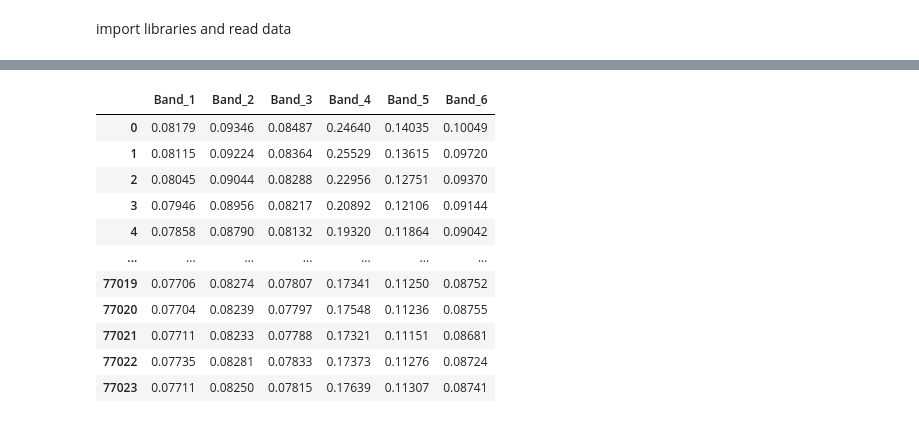
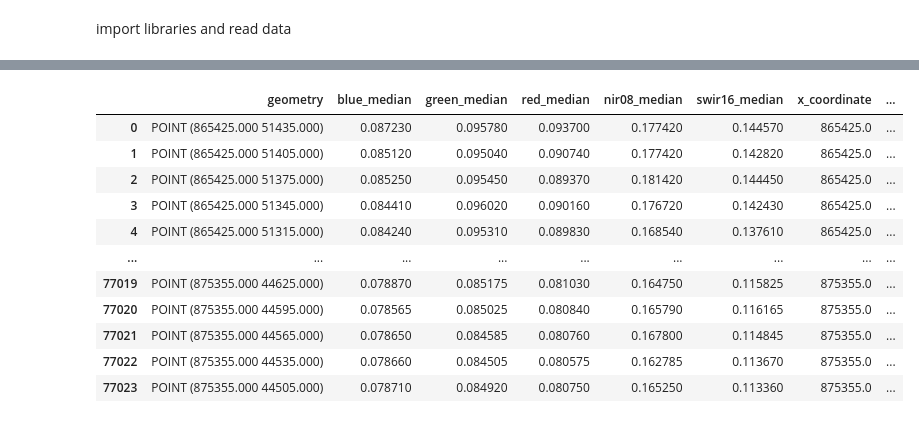
Before and after one commit to ftimcke/LULC-classification, a Jupyter notebook: process_landsat_test.ipynb, the cells around one changed output, grey strips where cells are left out. Saved outputs shown, nothing was run; the diff lists cells and outputs as text; code cells hidden in the pictures.

Commit message:
reads composite tif now not scoll pickle adds coordinates to df clusters composite with KMeans

```diff
--- a/process_landsat_test.ipynb
+++ b/process_landsat_test.ipynb
@@ -38,51 +27,38 @@ f_scenes = scoll.plot(['red', 'green', 'blue'])
+# %%
+fpath_raster = Path('S:\MSc_23_TimckeFinn\data\EOdal\landsat_median_composite_2022.tif')
+#read tiff from disk:
+composite_tif = RasterCollection.from_multi_band_raster(fpath_raster=fpath_raster)
 # %%
-# see which bands are available
-for scene_id, scene in scoll:
+# Reshape the raster data to have the shape (pixels, bands)
+raster_data = composite_tif.get_values()
 
-    print(scene)
+# Extract the first 6 bands
+selected_bands = raster_data[:, :, :]
 
-    # Reshape the raster data to have the shape (pixels, bands)
-    raster_data = scene.get_values()
+# Reshape the selected bands to have the shape (pixels, bands)
+bands, rows, columns = selected_bands.shape
+reshaped_data = selected_bands.reshape((bands, rows * columns)).T
 
-    # Extract the first 6 bands
-    selected_bands = raster_data[:, :, :]
+# Create a DataFrame from the reshaped data
+df = composite_tif.to_dataframe()
 
-    # Reshape the selected bands to have the shape (pixels, bands)
-    bands, rows, columns = selected_bands.shape
-    reshaped_data = selected_bands.reshape((bands, rows * columns)).T
+# Extract x and y coordinates into new columns
+df['x_coordinate'] = df['geometry'].apply(lambda point: Point(point).x)
+df['y_coordinate'] = df['geometry'].apply(lambda point: Point(point).y)
 
-    # Create a DataFrame from the reshaped data
-    df = pd.DataFrame(reshaped_data, columns=[f'Band_{i+1}' for i in range(bands)])
+# Create a KMeans instance
+kmeans = KMeans(n_clusters=7, n_init=10, random_state=42)  # Set the desired number of clusters
 
-    # Print the DataFrame
-    print()
-    print("processed Data", raster_data.shape)
-    display(df)
+# Fit the KMeans model to the data
+kmeans.fit(reshaped_data)
 
-    # Create a KMeans instance
-    kmeans = KMeans(n_clusters=10)  # Set the desired number of clusters
+# Get the cluster labels
+labels = kmeans.labels_
+print(labels.shape)
 
-    # Fit the KMeans model to the data
-    kmeans.fit(reshaped_data)
+# Add the cluster labels to the DataFrame
+df['Cluster'] = labels
 
-    # Get the cluster labels
-    labels = kmeans.labels_
-    print(labels.shape)
-
-    # Add the cluster labels to the DataFrame
-    df['Cluster'] = labels
-
-    # Reshape the labels back to the original shape of raster_data
-    labels_reshaped = labels.reshape((rows, columns))
-    print(labels_reshaped.shape)
-
-    display(df)
-
-
-
-
-# Plot the labels using plt.imshow
-plt.imshow(labels_reshaped, cmap='tab10')  # Adjust the colormap as desired
-plt.colorbar()
-plt.show()
+#print("processed Data", raster_data.shape)
+display(df)
 # %% [output]
@@ -96,12 +66,12 @@ processed Data (6, 232, 332)
-|  | Band_1 | Band_2 | Band_3 | Band_4 | Band_5 | Band_6 |
-| 0 | 0.08179 | 0.09346 | 0.08487 | 0.24640 | 0.14035 | 0.10049 |
-| 1 | 0.08115 | 0.09224 | 0.08364 | 0.25529 | 0.13615 | 0.09720 |
-| 2 | 0.08045 | 0.09044 | 0.08288 | 0.22956 | 0.12751 | 0.09370 |
-| 3 | 0.07946 | 0.08956 | 0.08217 | 0.20892 | 0.12106 | 0.09144 |
-| 4 | 0.07858 | 0.08790 | 0.08132 | 0.19320 | 0.11864 | 0.09042 |
-| ... | ... | ... | ... | ... | ... | ... |
-| 77019 | 0.07706 | 0.08274 | 0.07807 | 0.17341 | 0.11250 | 0.08752 |
-| 77020 | 0.07704 | 0.08239 | 0.07797 | 0.17548 | 0.11236 | 0.08755 |
-| 77021 | 0.07711 | 0.08233 | 0.07788 | 0.17321 | 0.11151 | 0.08681 |
-| 77022 | 0.07735 | 0.08281 | 0.07833 | 0.17373 | 0.11276 | 0.08724 |
-| 77023 | 0.07711 | 0.08250 | 0.07815 | 0.17639 | 0.11307 | 0.08741 |
+|  | geometry | blue_median | green_median | red_median | nir08_median | swir16_median | x_coordinate | ... |
+| 0 | POINT (865425.000 51435.000) | 0.087230 | 0.095780 | 0.093700 | 0.177420 | 0.144570 | 865425.0 | ... |
+| 1 | POINT (865425.000 51405.000) | 0.085120 | 0.095040 | 0.090740 | 0.177420 | 0.142820 | 865425.0 | ... |
+| 2 | POINT (865425.000 51375.000) | 0.085250 | 0.095450 | 0.089370 | 0.181420 | 0.144450 | 865425.0 | ... |
+| 3 | POINT (865425.000 51345.000) | 0.084410 | 0.096020 | 0.090160 | 0.176720 | 0.142430 | 865425.0 | ... |
+| 4 | POINT (865425.000 51315.000) | 0.084240 | 0.095310 | 0.089830 | 0.168540 | 0.137610 | 865425.0 | ... |
+| ... | ... | ... | ... | ... | ... | ... | ... | ... |
+| 77019 | POINT (875355.000 44625.000) | 0.078870 | 0.085175 | 0.081030 | 0.164750 | 0.115825 | 875355.0 | ... |
+| 77020 | POINT (875355.000 44595.000) | 0.078565 | 0.085025 | 0.080840 | 0.165790 | 0.116165 | 875355.0 | ... |
+| 77021 | POINT (875355.000 44565.000) | 0.078650 | 0.084585 | 0.080760 | 0.167800 | 0.114845 | 875355.0 | ... |
+| 77022 | POINT (875355.000 44535.000) | 0.078660 | 0.084505 | 0.080575 | 0.162785 | 0.113670 | 875355.0 | ... |
+| 77023 | POINT (875355.000 44505.000) | 0.078710 | 0.084920 | 0.080750 | 0.165250 | 0.113360 | 875355.0 | ... |
```
Also changed, not shown: parts of 6 cells of this notebook.
